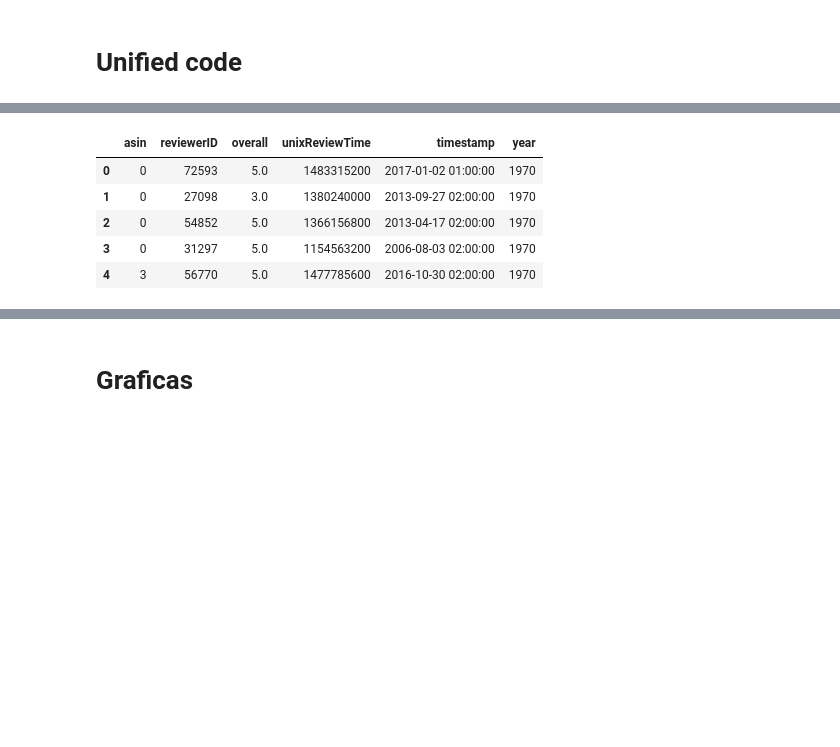
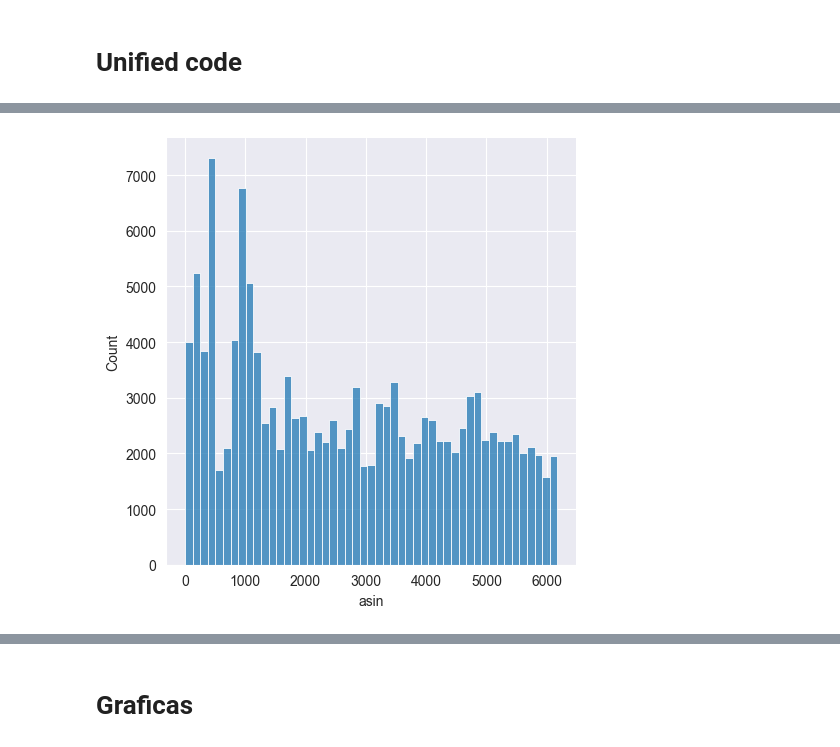
Before and after one commit to antoniosh97/Recommender-System-2023, a Jupyter notebook: Implementation/2_DataComprehension/01_CD_Preparation_20230203.ipynb, the cells around one changed output, grey strips where cells are left out. Cells and saved outputs as stored; diff of their text form; code cells hidden in the pictures; blank space fills up the shorter version.

```diff
--- a/Implementation/2_DataComprehension/01_CD_Preparation_20230203.ipynb
+++ b/Implementation/2_DataComprehension/01_CD_Preparation_20230203.ipynb
@@ -239,12 +244,12 @@ for handler in handlers:
     handler.close()
     logging.getLogger().removeHandler(handler)
 os.remove(logfile)
-# %%
-df.head()
-# %% [output]
-|  | asin | reviewerID | overall | unixReviewTime | timestamp | year |
-| 0 | 0 | 72593 | 5.0 | 1483315200 | 2017-01-02 01:00:00 | 1970 |
-| 1 | 0 | 27098 | 3.0 | 1380240000 | 2013-09-27 02:00:00 | 1970 |
-| 2 | 0 | 54852 | 5.0 | 1366156800 | 2013-04-17 02:00:00 | 1970 |
-| 3 | 0 | 31297 | 5.0 | 1154563200 | 2006-08-03 02:00:00 | 1970 |
-| 4 | 3 | 56770 | 5.0 | 1477785600 | 2016-10-30 02:00:00 | 1970 |
+# %%
+import seaborn as sns
+import matplotlib.pyplot as plt
+
+sns.set_style("darkgrid")
+sns.displot(df.asin)
+plt.show()
+# %% [output]
+[figure, added]
```
Also changed, not shown: parts of 4 cells of this notebook, 1 other file.
